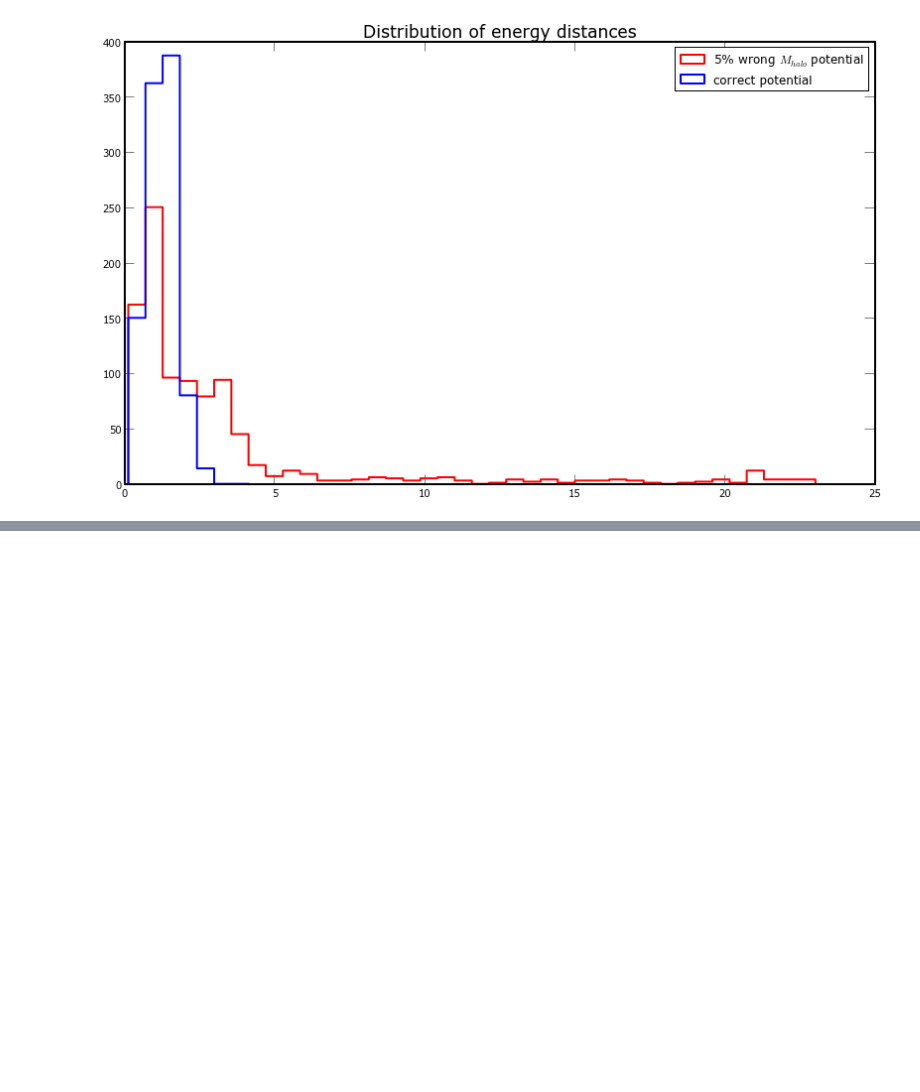
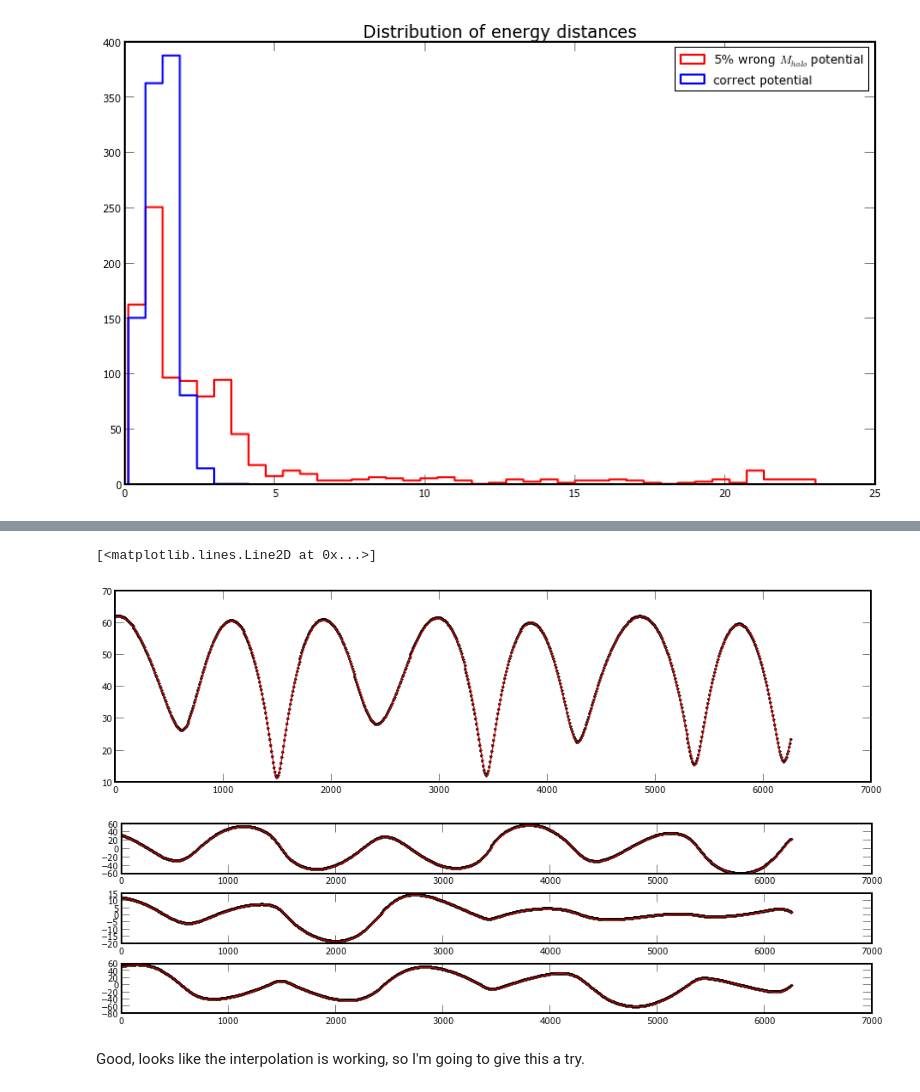
Before and after one commit to adrn/streams, a Jupyter notebook: docs/Streams - Back Integrate Particles.ipynb, the cells around one changed output, grey strips where cells are left out. Saved outputs shown, nothing was run; the diff lists cells and outputs as text; code cells hidden in the pictures; blank space fills up the shorter version.

```diff
--- a/docs/Streams - Back Integrate Particles.ipynb
+++ b/docs/Streams - Back Integrate Particles.ipynb
@@ -198,0 +246,32 @@ plt.legend()
+# %%
+sgr_orbital_radius = np.sqrt(sgr_cen.data["x"]**2 + sgr_cen.data["y"]**2 + sgr_cen.data["z"]**2)
+
+fx = interpolate.interp1d(sgr_cen.data["t"], sgr_cen.data["x"], kind='cubic')
+fy = interpolate.interp1d(sgr_cen.data["t"], sgr_cen.data["y"], kind='cubic')
+fz = interpolate.interp1d(sgr_cen.data["t"], sgr_cen.data["z"], kind='cubic')
+# %%
+ts = np.linspace(t1,t2,1000)
+
+plt.figure(figsize=(14,4))
+plt.plot(sgr_cen.data["t"], sgr_orbital_radius, color="k", marker=".")
+plt.plot(ts, np.sqrt(fx(ts)**2+fy(ts)**2+fz(ts)**2), color="r")
+
+plt.figure(figsize=(14,4))
+plt.subplot(311)
+plt.plot(sgr_cen.data["t"], sgr_cen.data["x"], color="k", marker=".")
+plt.plot(ts, fx(ts), color="r")
+
+plt.subplot(312)
+plt.plot(sgr_cen.data["t"], sgr_cen.data["y"], color="k", marker=".")
+plt.plot(ts, fy(ts), color="r")
+
+plt.subplot(313)
+plt.plot(sgr_cen.data["t"], sgr_cen.data["z"], color="k", marker=".")
+plt.plot(ts, fz(ts), color="r")
+# %% [output]
+[<matplotlib.lines.Line2D at 0x...>]
+[figure, added]
+[figure, added]
+# %% [markdown]
+Good, looks like the interpolation is working, so I'm going
+to give this a try.
```
Also changed, not shown: parts of 13 cells of this notebook.
